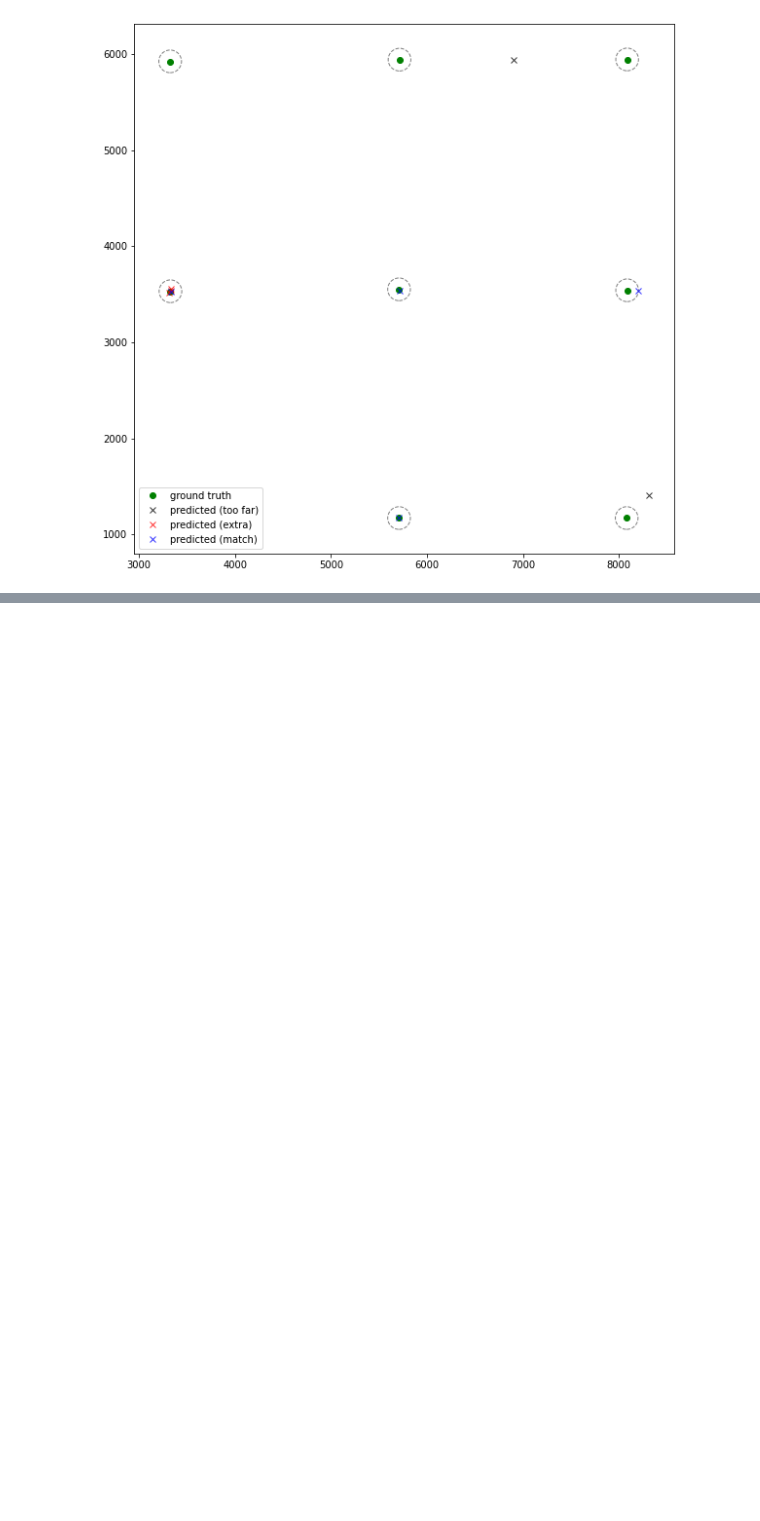
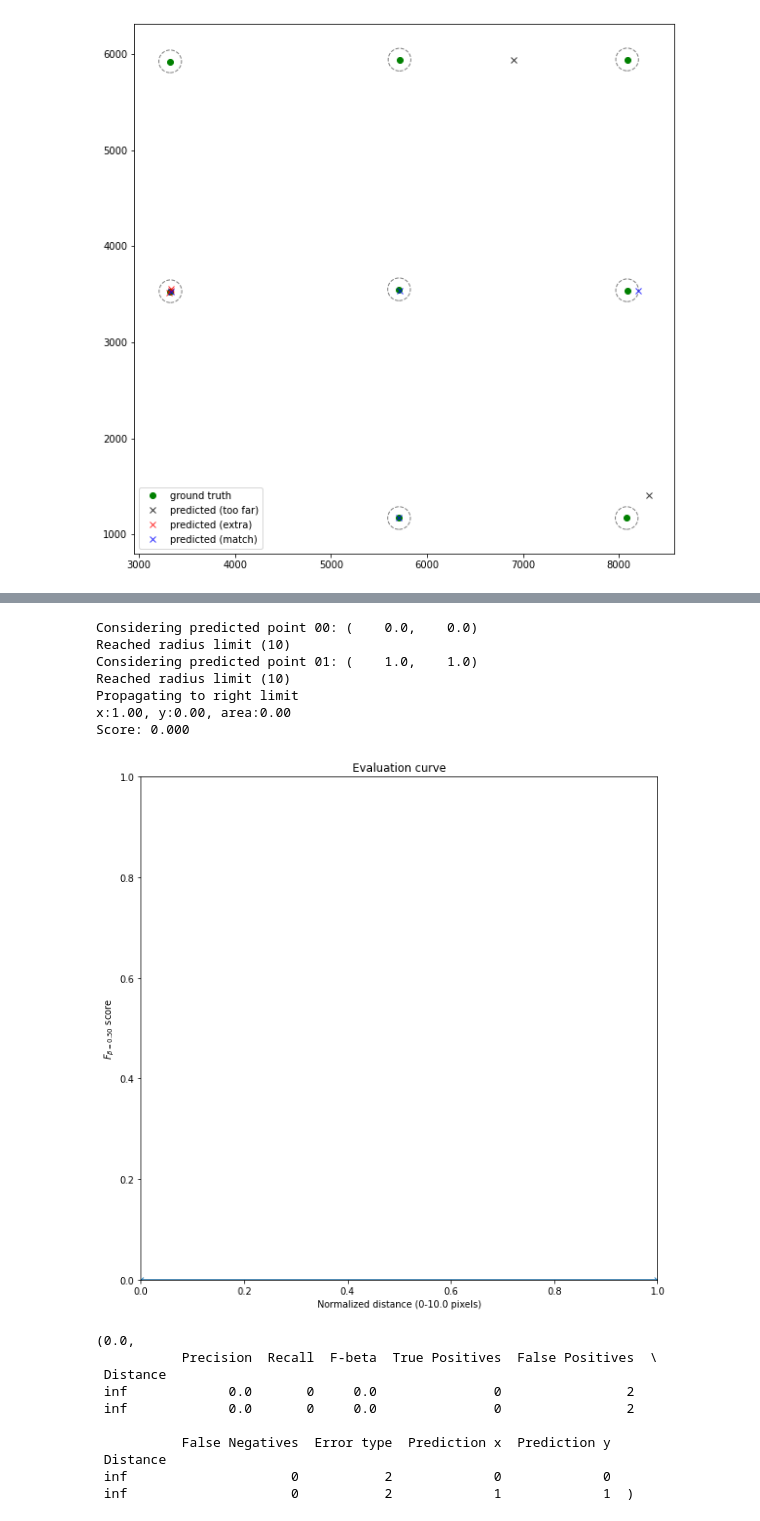
Before and after one commit to icdar21-mapseg/icdar21-mapseg-eval, a Jupyter notebook: task3_point_detect_eval_demo.ipynb, the cells around one changed output, grey strips where cells are left out. Drawn from its saved outputs; the diff is of its cells as text; code cells hidden in the pictures; blank space fills up the shorter version.

```diff
--- a/task3_point_detect_eval_demo.ipynb
+++ b/task3_point_detect_eval_demo.ipynb
@@ -131,0 +160,22 @@ show_predictions_classified(ground_truth, df, radius_limit, filename="out.pdf")
+# %%
+area, df, df_dbg = eval_pt_detect(np.empty((0,2)), np.array([(0,0), (1,1)]), 10, beta=0.5, debug=True, show_plot=True)
+area, df
+# %% [output]
+Considering predicted point 00: (    0.0,    0.0)
+Reached radius limit (10)
+Considering predicted point 01: (    1.0,    1.0)
+Reached radius limit (10)
+Propagating to right limit
+x:1.00, y:0.00, area:0.00
+Score: 0.000
+[figure, added]
+(0.0,
+           Precision  Recall  F-beta  True Positives  False Positives  \
+ Distance
+ inf             0.0       0     0.0               0                2
+ inf             0.0       0     0.0               0                2
+
+           False Negatives  Error type  Prediction x  Prediction y
+ Distance
+ inf                     0           2             0             0
+ inf                     0           2             1             1  )
```
Also changed, not shown: parts of 14 cells of this notebook.
